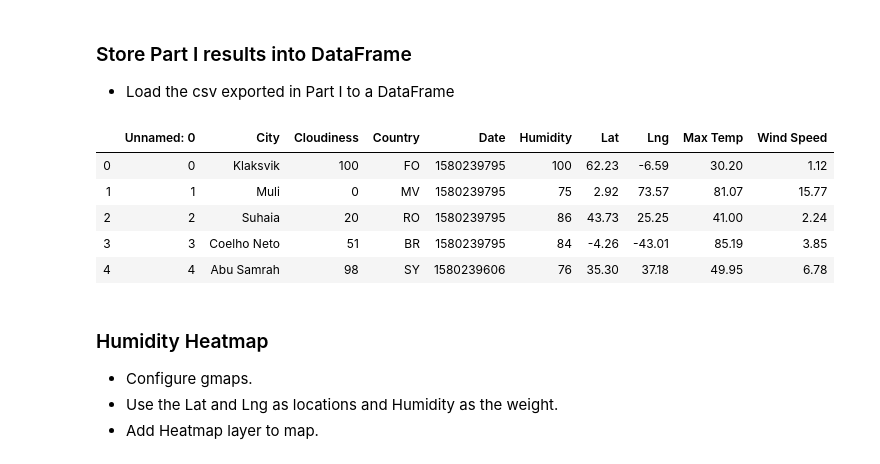
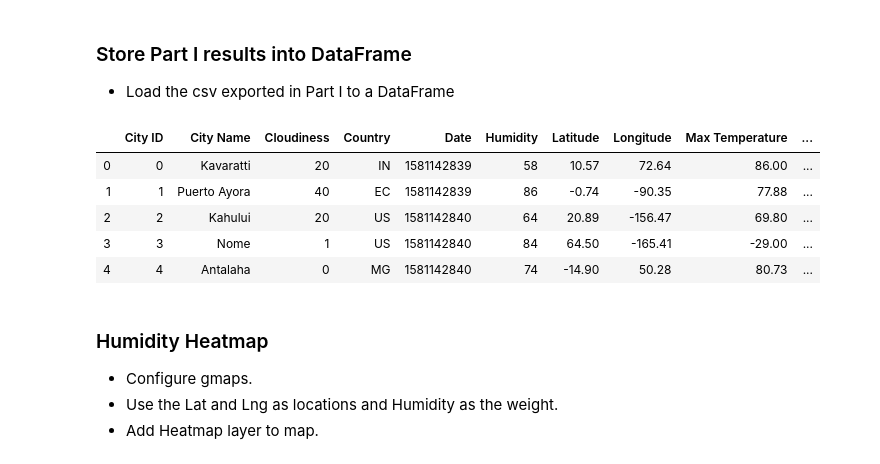
Before and after one commit to Victorime/Python-Api-Project, a Jupyter notebook: Instructions/starter_code/VacationPy.ipynb, the cells around one changed output. Drawn from its saved outputs; the diff is of its cells as text; code cells hidden in the pictures.

```diff
--- a/Instructions/starter_code/VacationPy.ipynb
+++ b/Instructions/starter_code/VacationPy.ipynb
@@ -22,18 +28,15 @@ from api_keys import g_key
 # %%
 #Load the CSV file from previous project
 #set a variable for the file location
-city_file = "city_data.csv"
-
-city_data = pd.read_csv(city_file)
-
-city_data.head()
+CityData=pd.read_csv("../output_data/CityDataStructured.csv")
+CityData.head()
 # %% [output]
-|  | Unnamed: 0 | City | Cloudiness | Country | Date | Humidity | Lat | Lng | Max Temp | Wind Speed |
-| 0 | 0 | Klaksvik | 100 | FO | 1580239795 | 100 | 62.23 | -6.59 | 30.20 | 1.12 |
-| 1 | 1 | Muli | 0 | MV | 1580239795 | 75 | 2.92 | 73.57 | 81.07 | 15.77 |
-| 2 | 2 | Suhaia | 20 | RO | 1580239795 | 86 | 43.73 | 25.25 | 41.00 | 2.24 |
-| 3 | 3 | Coelho Neto | 51 | BR | 1580239795 | 84 | -4.26 | -43.01 | 85.19 | 3.85 |
-| 4 | 4 | Abu Samrah | 98 | SY | 1580239606 | 76 | 35.30 | 37.18 | 49.95 | 6.78 |
+|  | City ID | City Name | Cloudiness | Country | Date | Humidity | Latitude | Longitude | Max Temperature | ... |
+| 0 | 0 | Kavaratti | 20 | IN | 1581142839 | 58 | 10.57 | 72.64 | 86.00 | ... |
+| 1 | 1 | Puerto Ayora | 40 | EC | 1581142839 | 86 | -0.74 | -90.35 | 77.88 | ... |
+| 2 | 2 | Kahului | 20 | US | 1581142840 | 64 | 20.89 | -156.47 | 69.80 | ... |
+| 3 | 3 | Nome | 1 | US | 1581142840 | 84 | 64.50 | -165.41 | -29.00 | ... |
+| 4 | 4 | Antalaha | 0 | MG | 1581142840 | 74 | -14.90 | 50.28 | 80.73 | ... |
 # %% [markdown]
 ### Humidity Heatmap
 * Configure gmaps.
```
Also changed, not shown: parts of 20 cells of this notebook, 8 other files.
